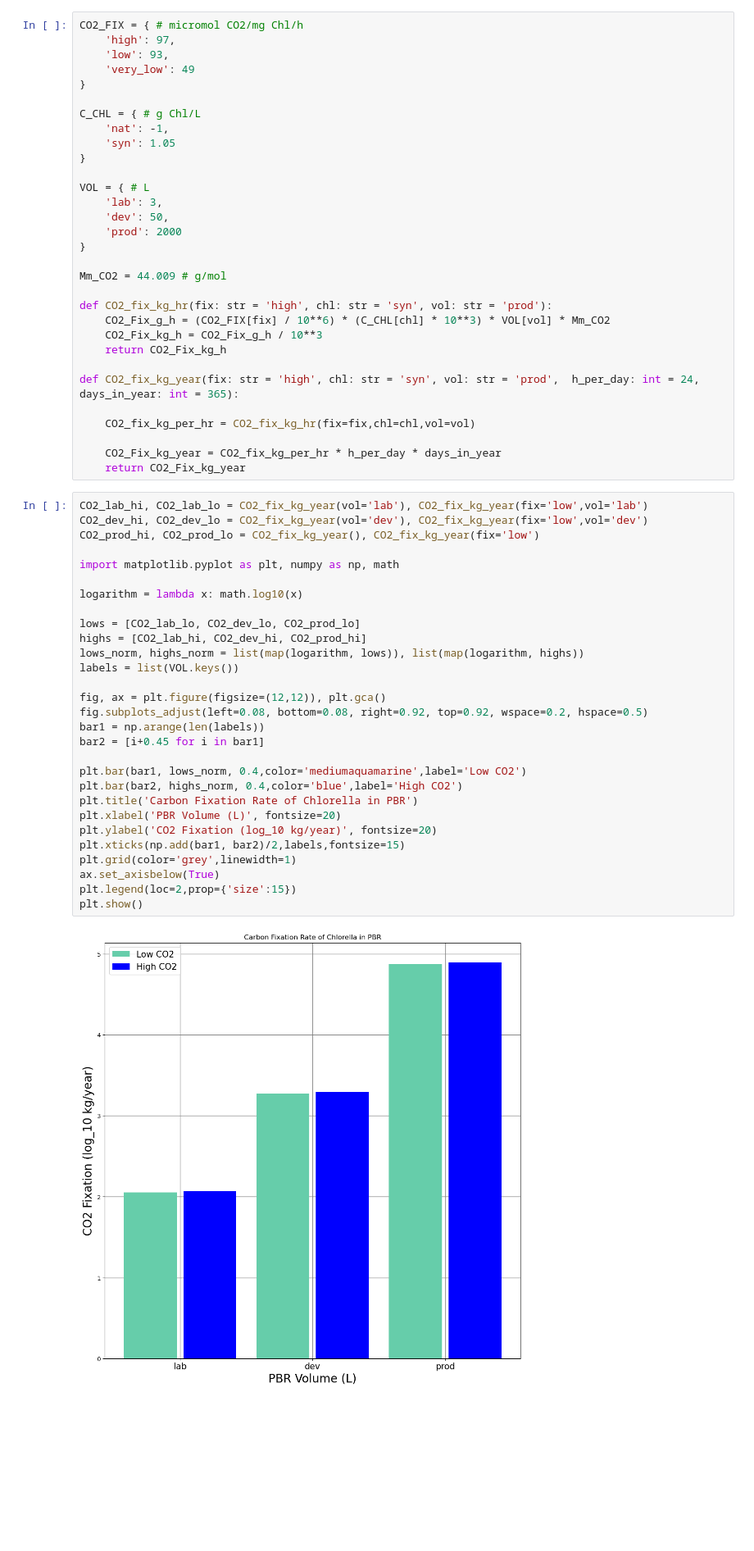
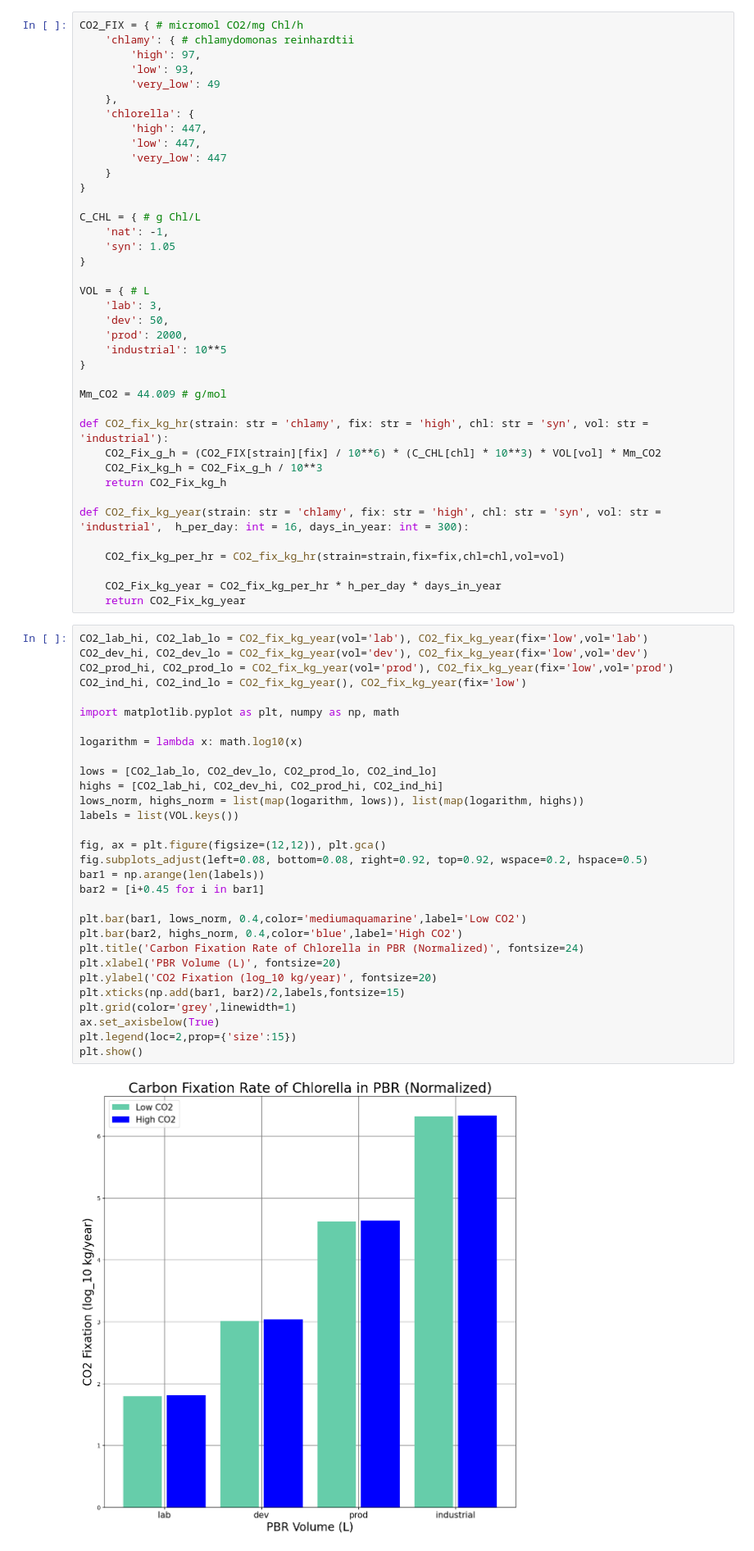
Before and after one commit to FarukEfe/McMasterU-iGEM-2025-Modelling, a Jupyter notebook: Algal_BP_Models/Nutrient/CO2FIX.ipynb, the cells around one changed output. Shown at 82% size. Cells and saved outputs as stored; diff of their text form; blank space fills up the shorter version.

Commit message:
feature: include chlorella fixation rate

```diff
--- a/Algal_BP_Models/Nutrient/CO2FIX.ipynb
+++ b/Algal_BP_Models/Nutrient/CO2FIX.ipynb
@@ -15,9 +15,16 @@ Requirement already satisfied: python-dateutil>=2.7 in c:\programdata\anaconda3\
 Requirement already satisfied: six>=1.5 in c:\programdata\anaconda3\lib\site-packages (from python-dateutil>=2.7->matplotlib) (1.16.0)
 # %%
 CO2_FIX = { # micromol CO2/mg Chl/h
-    'high': 97,
-    'low': 93,
-    'very_low': 49
+    'chlamy': { # chlamydomonas reinhardtii
+        'high': 97,
+        'low': 93,
+        'very_low': 49
+    },
+    'chlorella': {
+        'high': 447,
+        'low': 447,
+        'very_low': 447
+    }
 }
 
 C_CHL = { # g Chl/L
@@ -28,50 +35,52 @@ C_CHL = { # g Chl/L
 VOL = { # L
     'lab': 3,
     'dev': 50,
-    'prod': 2000
+    'prod': 2000,
+    'industrial': 10**5
 }
 
 Mm_CO2 = 44.009 # g/mol
 
-def CO2_fix_kg_hr(fix: str = 'high', chl: str = 'syn', vol: str = 'prod'):
-    CO2_Fix_g_h = (CO2_FIX[fix] / 10**6) * (C_CHL[chl] * 10**3) * VOL[vol] * Mm_CO2
+def CO2_fix_kg_hr(strain: str = 'chlamy', fix: str = 'high', chl: str = 'syn', vol: str = 'industrial'):
+    CO2_Fix_g_h = (CO2_FIX[strain][fix] / 10**6) * (C_CHL[chl] * 10**3) * VOL[vol] * Mm_CO2
     CO2_Fix_kg_h = CO2_Fix_g_h / 10**3
     return CO2_Fix_kg_h
 
-def CO2_fix_kg_year(fix: str = 'high', chl: str = 'syn', vol: str = 'prod',  h_per_day: int = 24, days_in_year: int = 365):
+def CO2_fix_kg_year(strain: str = 'chlamy', fix: str = 'high', chl: str = 'syn', vol: str = 'industrial',  h_per_day: int = 16, days_in_year: int = 300):
 
-    CO2_fix_kg_per_hr = CO2_fix_kg_hr(fix=fix,chl=chl,vol=vol)
+    CO2_fix_kg_per_hr = CO2_fix_kg_hr(strain=strain,fix=fix,chl=chl,vol=vol)
 
     CO2_Fix_kg_year = CO2_fix_kg_per_hr * h_per_day * days_in_year
     return CO2_Fix_kg_year
 # %%
 CO2_lab_hi, CO2_lab_lo = CO2_fix_kg_year(vol='lab'), CO2_fix_kg_year(fix='low',vol='lab')
 CO2_dev_hi, CO2_dev_lo = CO2_fix_kg_year(vol='dev'), CO2_fix_kg_year(fix='low',vol='dev')
-CO2_prod_hi, CO2_prod_lo = CO2_fix_kg_year(), CO2_fix_kg_year(fix='low')
+CO2_prod_hi, CO2_prod_lo = CO2_fix_kg_year(vol='prod'), CO2_fix_kg_year(fix='low',vol='prod')
+CO2_ind_hi, CO2_ind_lo = CO2_fix_kg_year(), CO2_fix_kg_year(fix='low')
 
 import matplotlib.pyplot as plt, numpy as np, math
 
 logarithm = lambda x: math.log10(x)
 
-lows = [CO2_lab_lo, CO2_dev_lo, CO2_prod_lo]
-highs = [CO2_lab_hi, CO2_dev_hi, CO2_prod_hi]
+lows = [CO2_lab_lo, CO2_dev_lo, CO2_prod_lo, CO2_ind_lo]
+highs = [CO2_lab_hi, CO2_dev_hi, CO2_prod_hi, CO2_ind_hi]
 lows_norm, highs_norm = list(map(logarithm, lows)), list(map(logarithm, highs))
 labels = list(VOL.keys())
 
 fig, ax = plt.figure(figsize=(12,12)), plt.gca()
 fig.subplots_adjust(left=0.08, bottom=0.08, right=0.92, top=0.92, wspace=0.2, hspace=0.5)
 bar1 = np.arange(len(labels))
 bar2 = [i+0.45 for i in bar1]
 
 plt.bar(bar1, lows_norm, 0.4,color='mediumaquamarine',label='Low CO2')
 plt.bar(bar2, highs_norm, 0.4,color='blue',label='High CO2')
-plt.title('Carbon Fixation Rate of Chlorella in PBR')
+plt.title('Carbon Fixation Rate of Chlorella in PBR (Normalized)', fontsize=24)
 plt.xlabel('PBR Volume (L)', fontsize=20)
 plt.ylabel('CO2 Fixation (log_10 kg/year)', fontsize=20)
 plt.xticks(np.add(bar1, bar2)/2,labels,fontsize=15)
 plt.grid(color='grey',linewidth=1)
 ax.set_axisbelow(True)
 plt.legend(loc=2,prop={'size':15})
 plt.show()
 # %% [output]
-[figure, old version]
+[figure, new version]
```
Also changed, not shown: parts of 4 cells of this notebook, 1 other file.
